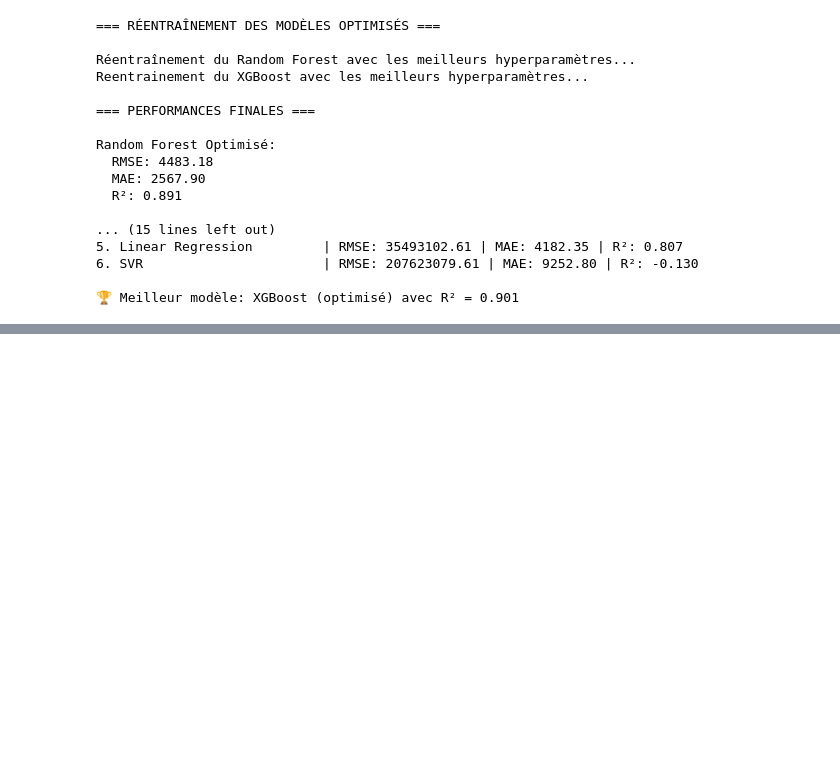
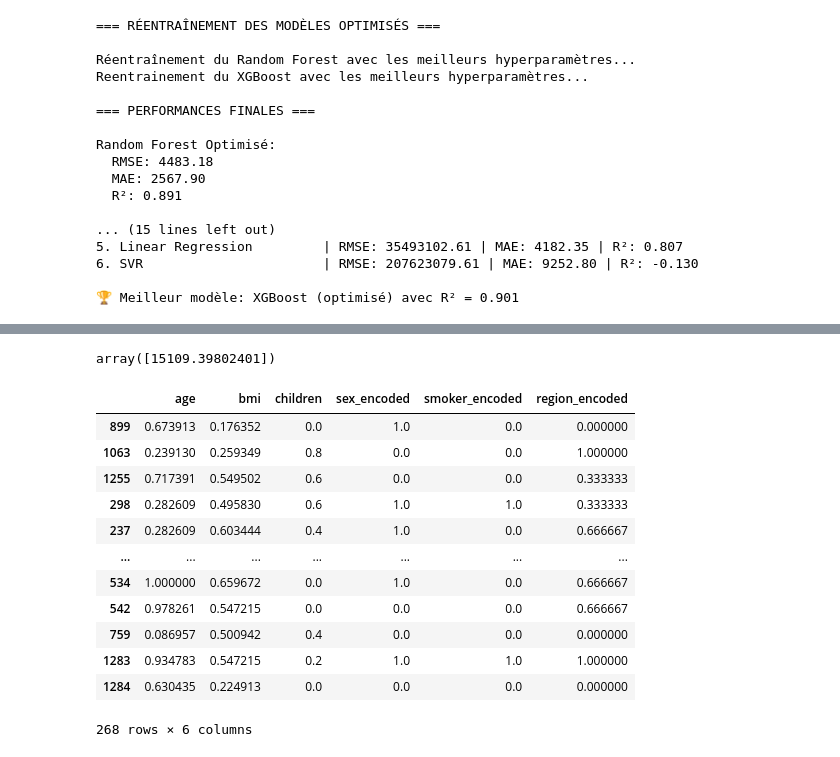
Before and after one commit to azddineharchaoui/predicteur, a Jupyter notebook: data_analysis.ipynb, the cells around one changed output, grey strips where cells are left out. Cells and saved outputs as stored; diff of their text form; code cells hidden in the pictures; blank space fills up the shorter version.

```diff
--- a/data_analysis.ipynb
+++ b/data_analysis.ipynb
@@ -1374,0 +1393,30 @@ Random Forest Optimisé:
+# %%
+test = pd.DataFrame([{
+    "age": 23,
+    "bmi": 24.5,
+    "children": 0,
+    "sex_encoded": 1,
+    "smoker_encoded": 0,
+    "region_encoded": 0
+}])
+test
+pred = rf_final_model.predict(test)
+pred
+# %% [output]
+array([15109.39802401])
+# %%
+X_test_minmax
+# %% [output]
+|  | age | bmi | children | sex_encoded | smoker_encoded | region_encoded |
+| 899 | 0.673913 | 0.176352 | 0.0 | 1.0 | 0.0 | 0.000000 |
+| 1063 | 0.239130 | 0.259349 | 0.8 | 0.0 | 0.0 | 1.000000 |
+| 1255 | 0.717391 | 0.549502 | 0.6 | 0.0 | 0.0 | 0.333333 |
+| 298 | 0.282609 | 0.495830 | 0.6 | 1.0 | 1.0 | 0.333333 |
+| 237 | 0.282609 | 0.603444 | 0.4 | 1.0 | 0.0 | 0.666667 |
+| ... | ... | ... | ... | ... | ... | ... |
+| 534 | 1.000000 | 0.659672 | 0.0 | 1.0 | 0.0 | 0.666667 |
+| 542 | 0.978261 | 0.547215 | 0.0 | 0.0 | 0.0 | 0.666667 |
+| 759 | 0.086957 | 0.500942 | 0.4 | 0.0 | 0.0 | 0.000000 |
+| 1283 | 0.934783 | 0.547215 | 0.2 | 1.0 | 1.0 | 1.000000 |
+| 1284 | 0.630435 | 0.224913 | 0.0 | 0.0 | 0.0 | 0.000000 |
+268 rows × 6 columns
```
Also changed, not shown: parts of 3 cells of this notebook, 5 other files.
